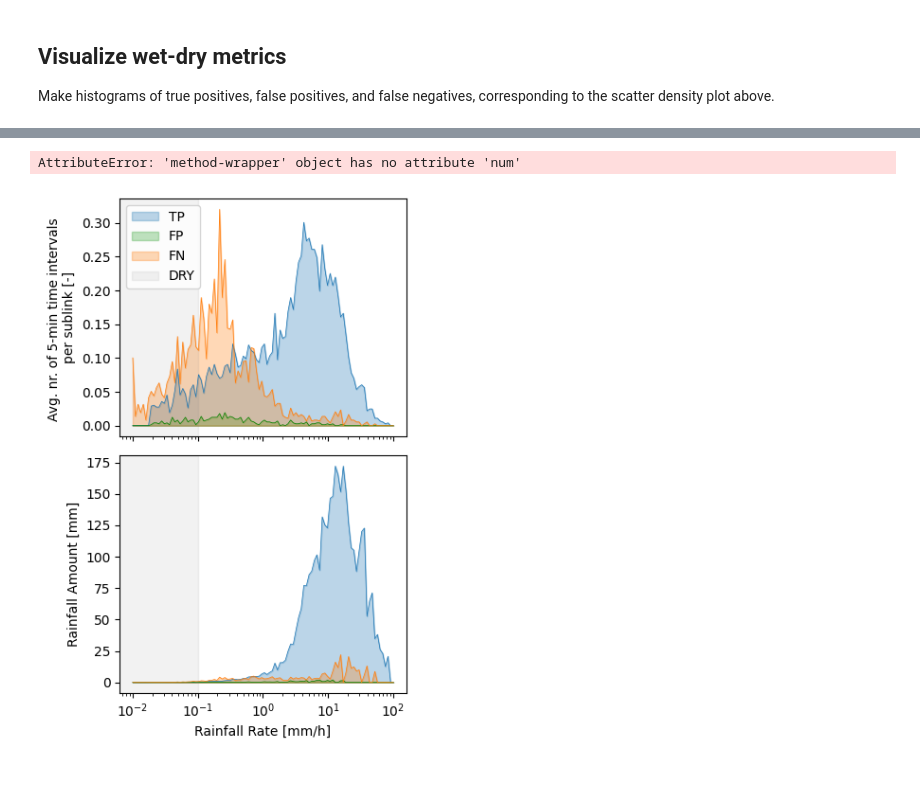
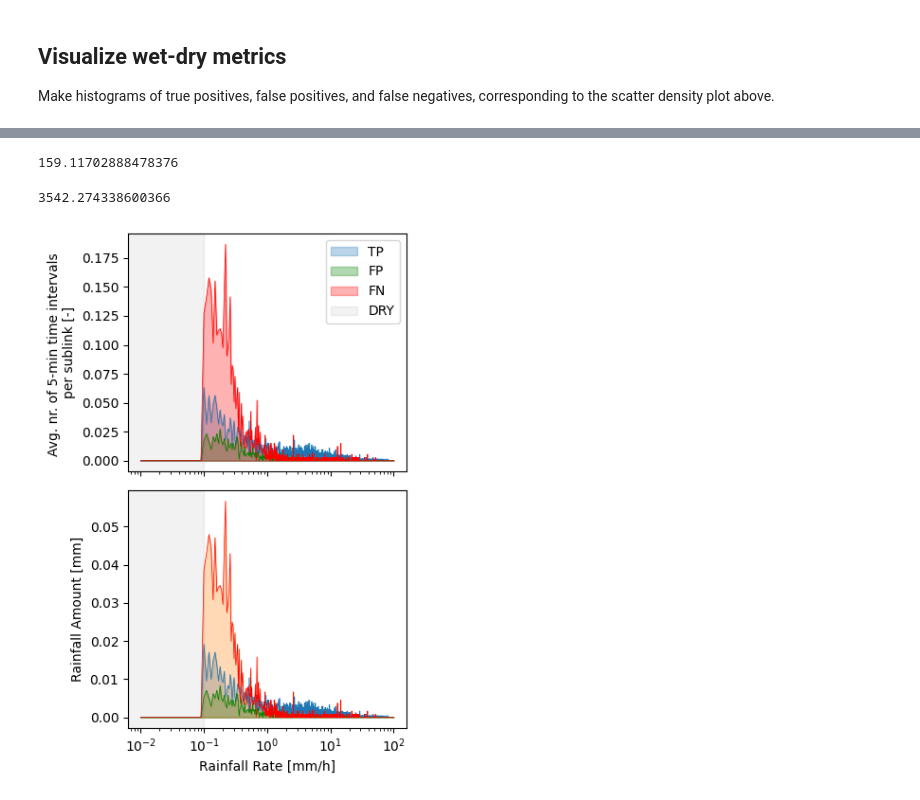
Before and after one commit to OpenSenseAction/poligrain, a Jupyter notebook: docs/notebooks/Example_validation.ipynb, the cells around one changed output, grey strips where cells are left out. Cells and saved outputs as stored; diff of their text form; code cells hidden in the pictures.

Commit message:
Add first example of  functions to plot count and sum of confusion matrix

```diff
--- a/docs/notebooks/Example_validation.ipynb
+++ b/docs/notebooks/Example_validation.ipynb
@@ -345,19 +357,31 @@ threshold = 0.001  # mm/h
+# %%
+np.sum((tp) * x / 12)
+# %% [output]
+159.11702888478376
+# %%
+np.sum((tp) * w / 12)
+# %% [output]
+3542.274338600366
+# %%
+threshold = 0.1
 # %%
 # we use mask instead of .where because the object is a numpy array and not an xarray object
+lin_bins = np.linspace(0.01, 100, 10001)
+
 tp_mask = np.logical_and(cmls_flattened >= threshold, radar_flattened >= threshold)
 tp, _ = np.histogram(
     cmls_flattened[tp_mask],
-    bins=np.logspace(-2, 2, num=101, endpoint=True, base=10, dtype=None, axis=0),
+    bins=lin_bins
 )
 
 fp_mask = np.logical_and(cmls_flattened >= threshold, radar_flattened < threshold)
 fp, _ = np.histogram(
     cmls_flattened[fp_mask],
-    bins=np.logspace(-2, 2, num=101, endpoint=True, base=10, dtype=None, axis=0),
+    bins=lin_bins
 )
 
 fn_mask = np.logical_and(cmls_flattened < threshold, radar_flattened >= threshold)
 fn, _ = np.histogram(
     radar_flattened[fn_mask],
-    bins=np.logspace(-2, 2, num=101, endpoint=True, base=10, dtype=None, axis=0),
+    bins=lin_bins
 )
@@ -366,7 +388,3 @@ tb = np.logspace(-2, 2, num=100, endpoint=True, base=10.0, dtype=None, axis=0)
-# %%
-tb.__getitem__.num
-# %% [output]
-AttributeError: 'method-wrapper' object has no attribute 'num'
 # %%
 fig, axs = plt.subplots(
     2,
@@ -375,68 +393,70 @@ fig, axs = plt.subplots(
     dpi=100,
     sharex=True,
 )
-x = np.logspace(-2, 2, num=100, endpoint=True, base=10.0, dtype=None, axis=0)
+x = np.linspace(0.01, 100, 10000)
+bin_centre = (lin_bins[1:] - lin_bins[:-1]) / 2
 
 ds_cmls_size = ds_cmls_5m.sizes.get("sublink_id") * ds_cmls_5m.sizes.get("cml_id")
 
-axs[0].plot(
+t = axs[0].plot(
     x,
     (tp) / ds_cmls_size,
     color="C0",
     linewidth=0.5,
 )
-axs[0].fill_between(x, (tp) / ds_cmls_size, alpha=0.3, color="C0", label="TP")
+tt = axs[0].fill_between(x, (tp) / ds_cmls_size, alpha=0.3, color="C0", label="TP")
 axs[0].plot(
     x,
     (fp) / ds_cmls_size,
     color="green",
     linewidth=0.5,
 )
-axs[0].fill_between(x, (fp) / ds_cmls_size, alpha=0.3, color="C2", label="FP")
+axs[0].fill_between(x, (fp) / ds_cmls_size, alpha=0.3, color="green", label="FP")
 axs[0].plot(
     x,
     (fn) / ds_cmls_size,
-    color="tab:orange",
+    color="red",
     linewidth=0.5,
 )
-axs[0].fill_between(x, (fn) / ds_cmls_size, alpha=0.3, color="tab:orange", label="FN")
+axs[0].fill_between(x, (fn) / ds_cmls_size, alpha=0.3, color="red", label="FN")
 
 axs[1].plot(
     x,
-    (tp) * x / 12,
+    (tp) * bin_centre / 12,
     color="C0",
     linewidth=0.5,
 )
-axs[1].fill_between(x, (tp) * x / 12, alpha=0.3, color="C0", label="TP")
+axs[1].fill_between(x, (tp) * bin_centre / 12, alpha=0.3, color="C0", label="TP")
 axs[1].plot(
     x,
-    (fp) * x / 12,
+    (fp) * bin_centre / 12,
     color="green",
     linewidth=0.5,
 )
 axs[1].fill_between(
-    x, (fp) * x / 12, alpha=0.3, color="green", label="FP"
+    x, (fp) * bin_centre / 12, alpha=0.3, color="green", label="FP"
 )
 axs[1].plot(
     x,
-    (fn) * x / 12,
-    color="tab:orange",
+    (fn) * bin_centre / 12,
+    color="red",
     linewidth=0.5,
 )
-axs[1].fill_between(x, (fn) * x / 12, alpha=0.3, color="tab:orange", label="FN")
+axs[1].fill_between(x, (fn) * bin_centre / 12, alpha=0.3, color="tab:orange", label="FN")
 
-plot_thr = 0.1
+plot_thr = threshold
 axs[0].set_xscale("log")
 axs[0].axvspan(0, plot_thr, alpha=0.1, color="grey", label="DRY")
 axs[1].axvspan(0, plot_thr, alpha=0.1, color="grey")
+
 
 axs[0].set_ylabel("Avg. nr. of 5-min time intervals \nper sublink [-]")
 # axs[0].set_xlabel('Rainfall Rate [mm/h]')
 axs[1].set_ylabel("Rainfall Amount [mm]")
 axs[1].set_xlabel("Rainfall Rate [mm/h]")
 
 axs[0].legend()
 plt.tight_layout()
 plt.show()
 # %% [output]
-[figure, old version]
+[figure, new version]
```
Also changed, not shown: parts of 35 cells of this notebook, 1 other file.
